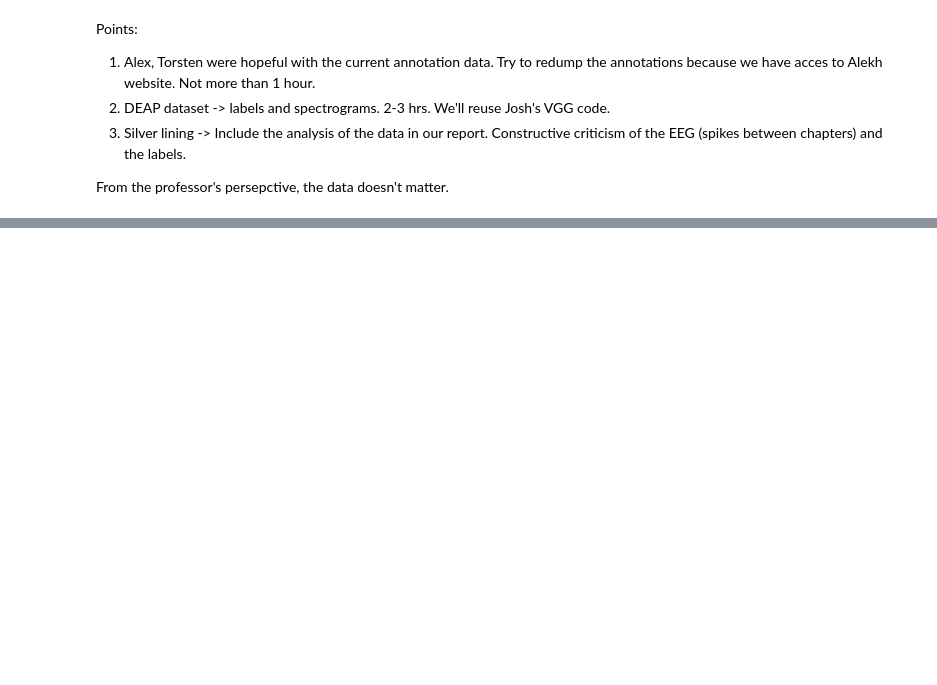
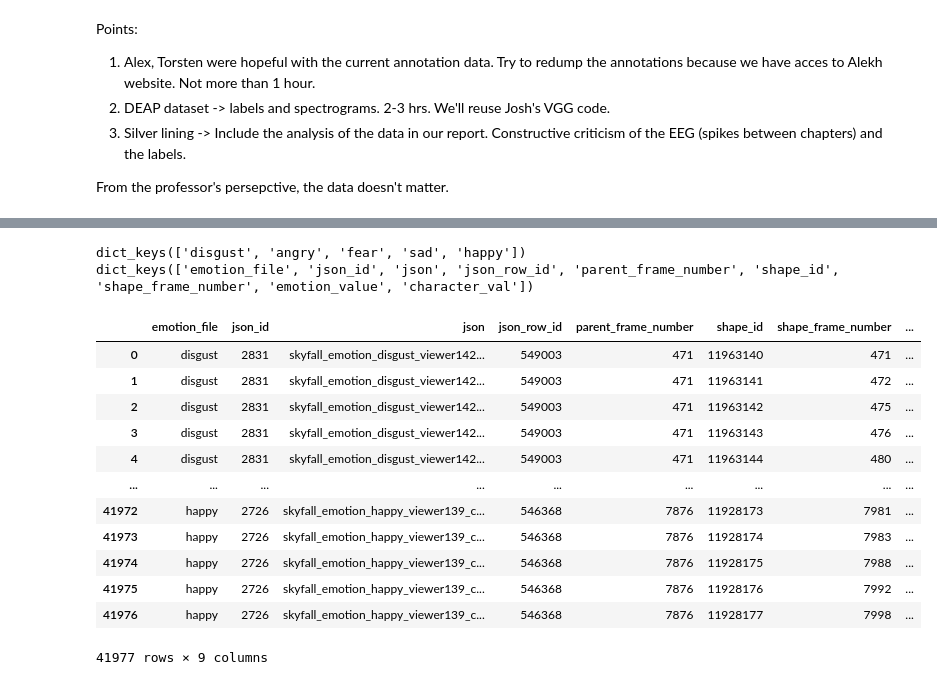
Before and after one commit to SteinwayThor/eeg-features-movies, a Jupyter notebook: EDA_and_Data_Extraction.ipynb, the cells around one changed output, grey strips where cells are left out. Saved outputs shown, nothing was run; the diff lists cells and outputs as text; code cells hidden in the pictures; blank space fills up the shorter version.

Commit message:
Collate all emotions across chapters, json files, tracks and shapes

```diff
--- a/EDA_and_Data_Extraction.ipynb
+++ b/EDA_and_Data_Extraction.ipynb
@@ -389,0 +404,6 @@ From the professor's persepctive, the data doesn't matter.
+# %%
+print("Total different EMOTIONS for which labels are available along with their count: ")
+print("Total EMOTIONS: ", len(diff_emotions.keys()))
+for emotion in sorted(list(diff_emotions.keys())):
+  print(emotion, ", number of label files: ", len(diff_emotions[emotion]), end=',')
+  print("Files:", sorted(diff_emotions[emotion]))
@@ -389,0 +418,46 @@ From the professor's persepctive, the data doesn't matter.
+# %%
+#new dataframe which merges all the json files that we have across emotions, then chapters, then json rows['tracks'], then shape rows withing each track row
+emotion_df = {'emotion_file': [], 'json_id': [], 'json': [], 'json_row_id': [], 'parent_frame_number': [], 'shape_id': [], 'shape_frame_number': [], 'emotion_value': [], 'character_val': []}
+# %%
+print(diff_emotions.keys(), emotion_df.keys(), sep='\n')
+# %% [output]
+dict_keys(['disgust', 'angry', 'fear', 'sad', 'happy'])
+dict_keys(['emotion_file', 'json_id', 'json', 'json_row_id', 'parent_frame_number', 'shape_id', 'shape_frame_number', 'emotion_value', 'character_val'])
+# %%
+for emotion in diff_emotions:
+  for file_ in diff_emotions[emotion]:
+    json_array = json.load(open(os.path.join(emotion_annotations_f, file_)))['tracks']
+    for track in json_array:
+      for shape in track['shapes']:
+        #value from loop 1
+        emotion_df['emotion_file'].append(emotion) #emotion in the file name of a json file
+        #value from loop 2
+        emotion_df['json'].append(file_) #name of the json file
+        #value from loop 3
+        emotion_df['parent_frame_number'].append(track['frame']) #frame in each row of json file
+        emotion_df['json_row_id'].append(track['id']) #id for each row of a single json file
+        emotion_df['json_id'].append(track['label_id']) #id for each json file
+        emotion_df['character_val'].append(track['attributes'][0]['value'])  #'attributes': [{'spec_id': 7845, 'value': 'James'}]
+        #value from loop 4
+        #json array of shapes within the parent json's tracks key
+        emotion_df['shape_frame_number'].append(shape['frame'])
+        emotion_df['shape_id'].append(shape['id'])
+        emotion_df['emotion_value'].append(shape['attributes'])
+# %%
+emotion_df = pd.DataFrame(emotion_df)
+# %%
+emotion_df[not None emotion_df['emotion_value']]
+# %% [output]
+|  | emotion_file | json_id | json | json_row_id | parent_frame_number | shape_id | shape_frame_number | ... |
+| 0 | disgust | 2831 | skyfall_emotion_disgust_viewer142... | 549003 | 471 | 11963140 | 471 | ... |
+| 1 | disgust | 2831 | skyfall_emotion_disgust_viewer142... | 549003 | 471 | 11963141 | 472 | ... |
+| 2 | disgust | 2831 | skyfall_emotion_disgust_viewer142... | 549003 | 471 | 11963142 | 475 | ... |
+| 3 | disgust | 2831 | skyfall_emotion_disgust_viewer142... | 549003 | 471 | 11963143 | 476 | ... |
+| 4 | disgust | 2831 | skyfall_emotion_disgust_viewer142... | 549003 | 471 | 11963144 | 480 | ... |
+| ... | ... | ... | ... | ... | ... | ... | ... | ... |
+| 41972 | happy | 2726 | skyfall_emotion_happy_viewer139_c... | 546368 | 7876 | 11928173 | 7981 | ... |
+| 41973 | happy | 2726 | skyfall_emotion_happy_viewer139_c... | 546368 | 7876 | 11928174 | 7983 | ... |
+| 41974 | happy | 2726 | skyfall_emotion_happy_viewer139_c... | 546368 | 7876 | 11928175 | 7988 | ... |
+| 41975 | happy | 2726 | skyfall_emotion_happy_viewer139_c... | 546368 | 7876 | 11928176 | 7992 | ... |
+| 41976 | happy | 2726 | skyfall_emotion_happy_viewer139_c... | 546368 | 7876 | 11928177 | 7998 | ... |
+41977 rows × 9 columns
```
Also changed, not shown: parts of 6 cells of this notebook.
